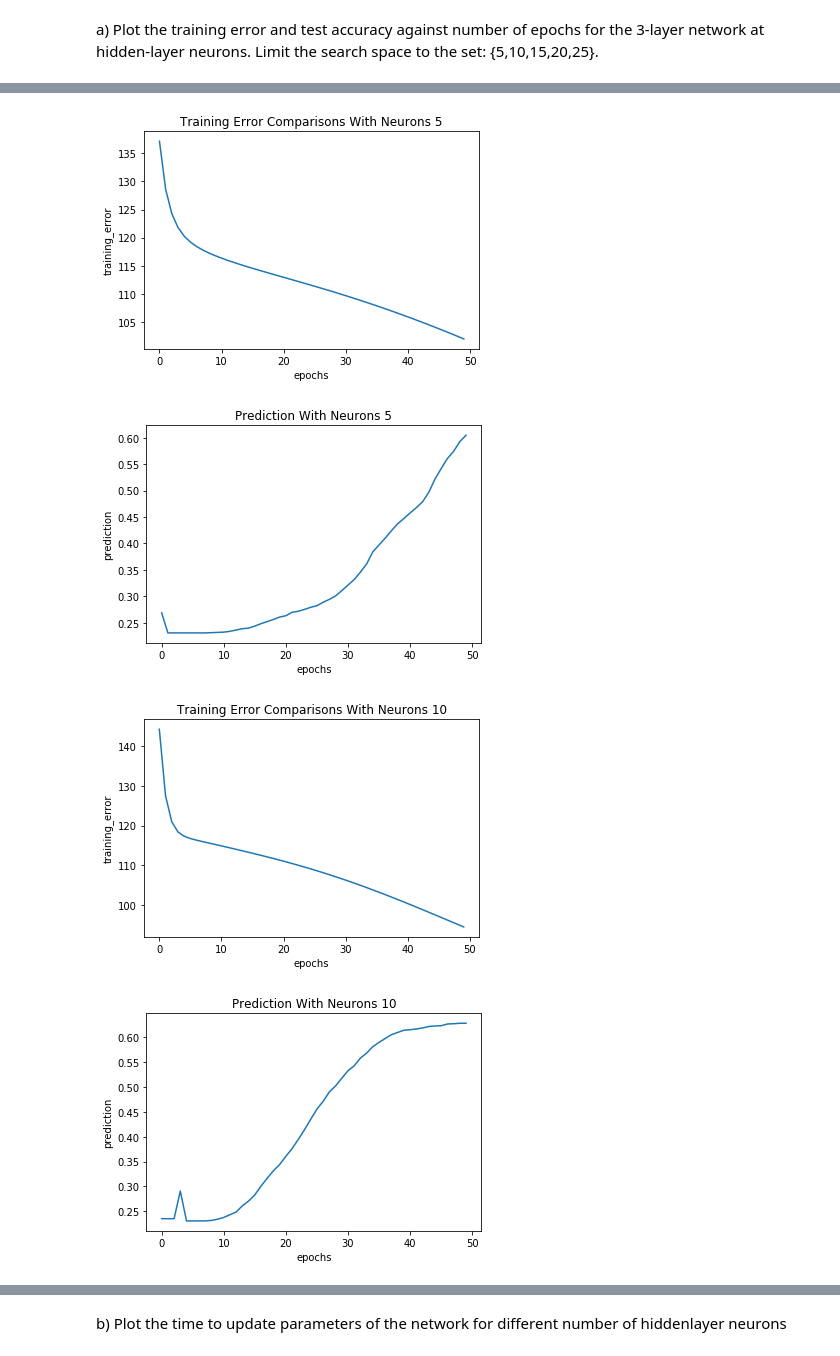
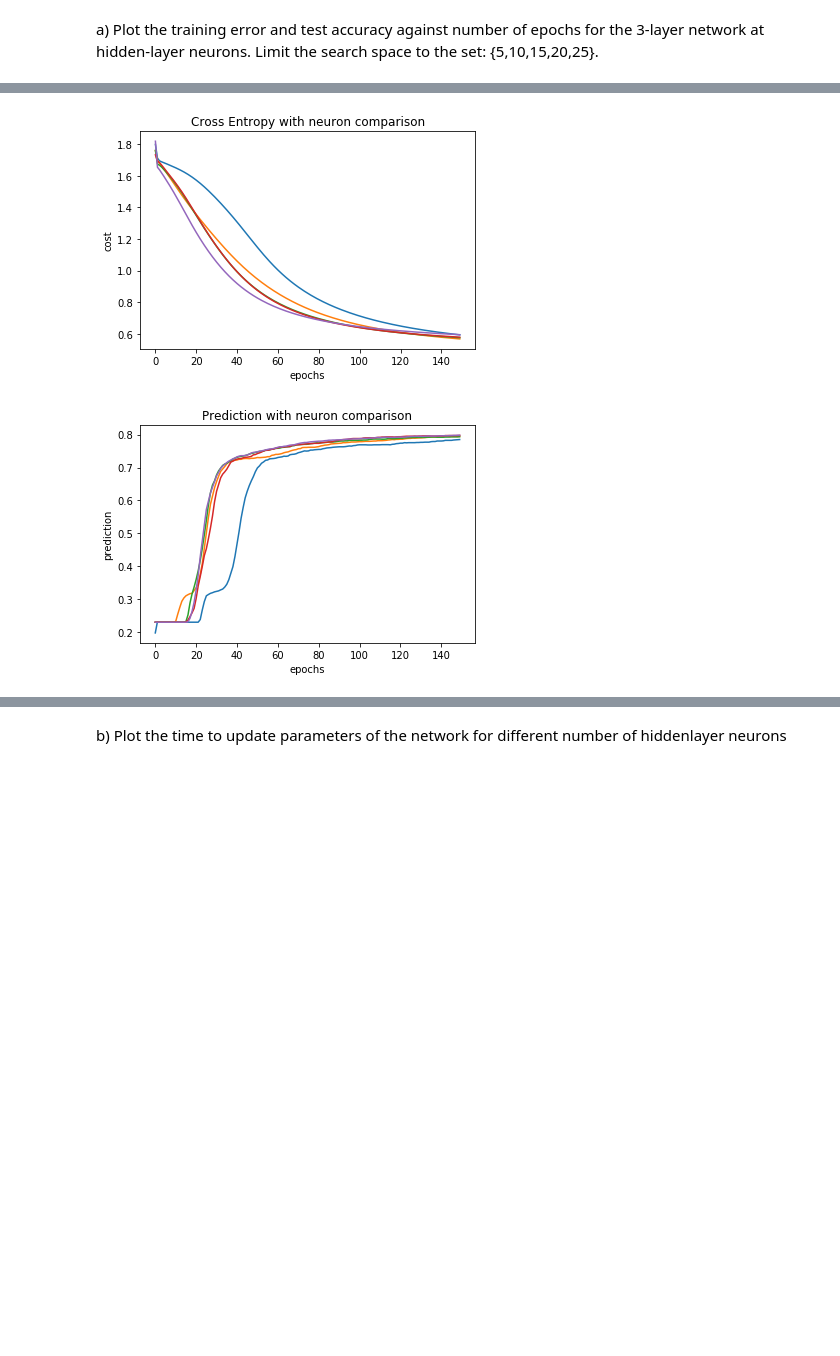
Before and after one commit to edwardsujono/assignment_neural_network, a Jupyter notebook: Classification Problem.ipynb, the cells around one changed output, grey strips where cells are left out. Cells and saved outputs as stored; diff of their text form; code cells hidden in the pictures; blank space fills up the shorter version.

```diff
--- a/Classification Problem.ipynb
+++ b/Classification Problem.ipynb
@@ -304,12 +313,13 @@ class DataVisualization:
     def __init__(self):
         return
 
-    def show_plot(self, list_x_point, list_y_point, x_label, y_label, title, figure_name):
+    def show_plot(self, list_x_point, list_y_point, x_label, y_label, title, figure_name, labels):
         plt.figure()
         plt.plot(list_x_point, list_y_point)
         plt.xlabel(x_label)
         plt.ylabel(y_label)
         plt.title(title)
+        plt.legend()
         plt.savefig(figure_name)
         plt.show()
 # %% [markdown]
@@ -386,11 +447,23 @@ a) Plot the training error and test accuracy against number of epochs for the 3-
 network at hidden-layer neurons. Limit the search space to the set:
 {5,10,15,20,25}.
 # %%
+# visualize
+data_visualization = DataVisualization()
+
 list_neurons = [5, 10, 15, 20, 25]
-batch_size = 64
-epochs = 50
+batch_size = 32
+epochs = 150
 
-list_training_error, list_test_prediction, list_execution_time = [], [], []
+costs = []
+predictions = []
+list_exec_times = []
+
+list_execution_time = []
+
+for i in range(epochs):
+    costs.append([])
+    predictions.append([])
+    list_exec_times.append([])
 
 for neurons in list_neurons:
 
@@ -398,23 +471,46 @@ for neurons in list_neurons:
                                       list_of_neuron_on_hidden_layer=[neurons], verbose=False)
     softmax_nn.start_train(batch_size=batch_size, test_x=test_x, test_y=test_y, epochs=epochs)
 
-    cost_train, prediction_train, exec_time = softmax_nn.get_train_result()
+    cost_train, prediction_train, exec_time, list_exec_time = softmax_nn.get_train_result()
     prediction_test = softmax_nn.get_test_result()
 
-    list_training_error.append(cost_train)
-    list_test_prediction.append(prediction_test)
+    cnt = 0
+
+    for indiv_cost in cost_train:
+        costs[cnt].append(indiv_cost)
+        cnt += 1
+
+    cnt = 0
+
+    for indiv_prediction in prediction_test:
+        predictions[cnt].append(indiv_prediction)
+        cnt += 1
+
+    cnt = 0
+
+    for indiv_time in list_exec_time:
+        list_exec_times[cnt].append(indiv_time)
+        cnt += 1
+
     list_execution_time.append(exec_time)
 
-    %matplotlib inline
+    print "execution_time: %s " % exec_time
 
-    data_visualization.show_plot(
-        list_x_point=range(epochs), list_y_point=cost_train,
-        x_label="epochs", y_label="training_error", title="Training Error Comparisons With Neurons " + str(neurons),
-        figure_name="./image/classification/3/"+str(neurons)+"_training_error_comparison.png"
-    )
-    data_visualization.show_plot(
-        list_x_point=range(epochs), list_y_point=prediction_test,
-        x_label="epochs", y_label="prediction", title="Prediction With Neurons " + str(neurons),
-        figure_name="./image/classification/3/"+str(neurons)+"_prediction_comparison.png"
-    )
+%matplotlib inline
+
+data_visualization.show_plot(
+    list_x_point=range(epochs), list_y_point=costs,
+    x_label="epochs", y_label="cost",
+    title="Cross Entropy with neuron comparison",
+    figure_name="./image/classification/2/"+str(batch)+"_cross_entropy.png",
+    labels=list_neurons
+)
+
+data_visualization.show_plot(
+    list_x_point=range(epochs), list_y_point=predictions,
+    x_label="epochs", y_label="prediction",
+    title="Prediction with neuron comparison",
+    figure_name="./image/classification/2/"+str(batch)+"_prediction.png",
+    labels=list_neurons
+)
 # %% [output]
@@ -421,4 +522,2 @@ for neurons in list_neurons:
-[figure, old version]
+[figure, new version]
-[figure, old version]
+[figure, new version]
-[figure, removed]
-[figure, removed]
```
Also changed, not shown: parts of 16 cells of this notebook.
